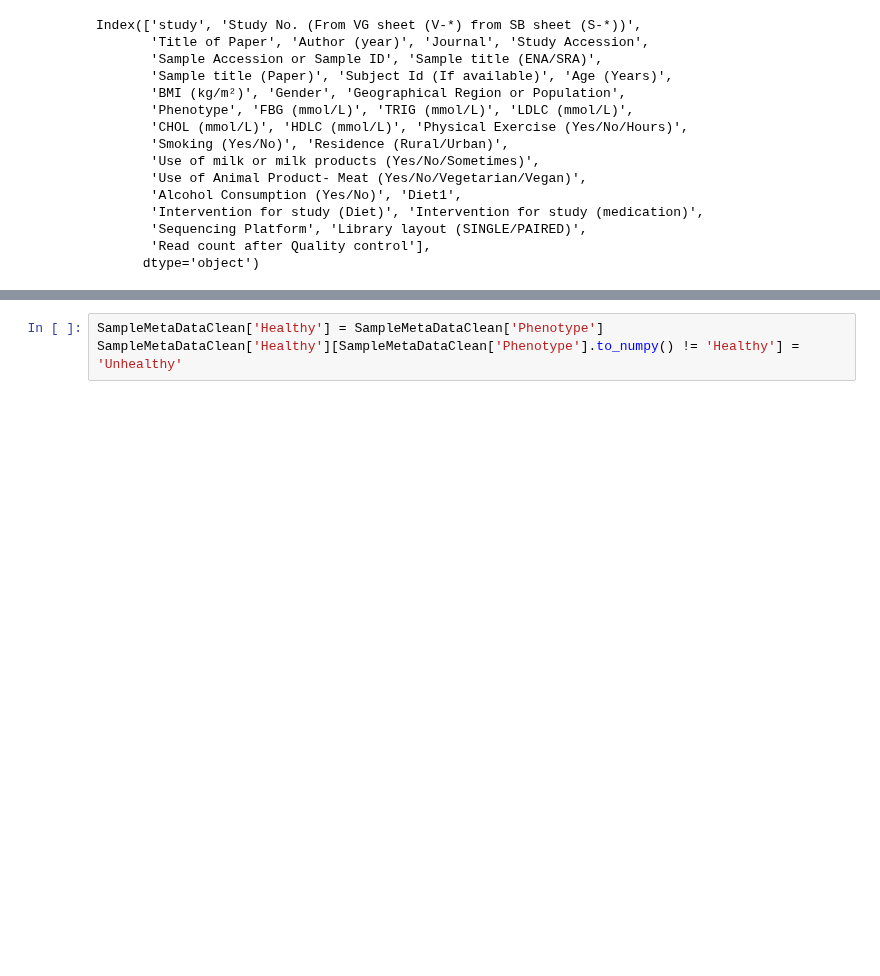
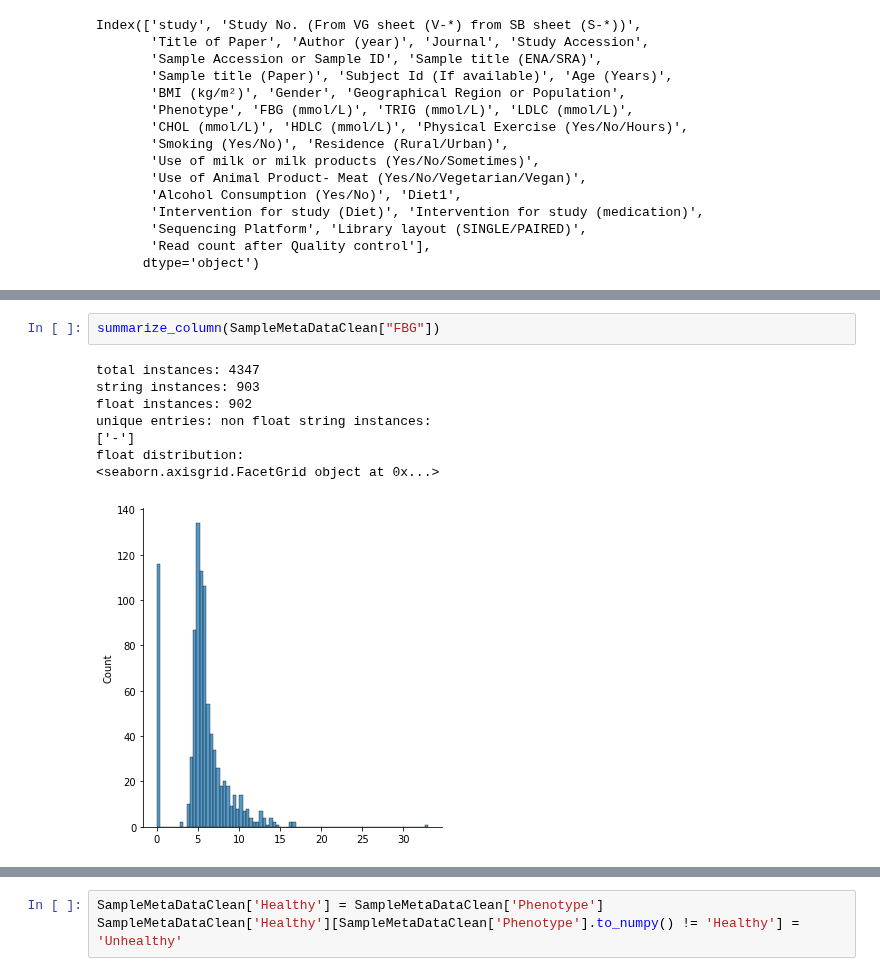
Before and after one commit to singjc/MetagenPipe, a Jupyter notebook: src/Gupta_2020_Precompiled_Cleaned.ipynb, the cells around one changed output, grey strips where cells are left out. Drawn from its saved outputs; the diff is of its cells as text; blank space fills up the shorter version.

```diff
--- a/src/Gupta_2020_Precompiled_Cleaned.ipynb
+++ b/src/Gupta_2020_Precompiled_Cleaned.ipynb
@@ -240,0 +253,11 @@ Name: Phenotype, dtype: int64
+# %%
+summarize_column(SampleMetaDataClean["FBG"])
+# %% [output]
+total instances: 4347
+string instances: 903
+float instances: 902
+unique entries: non float string instances:
+['-']
+float distribution:
+<seaborn.axisgrid.FacetGrid object at 0x...>
+[figure, added]
```
Also changed, not shown: parts of 37 cells of this notebook.
